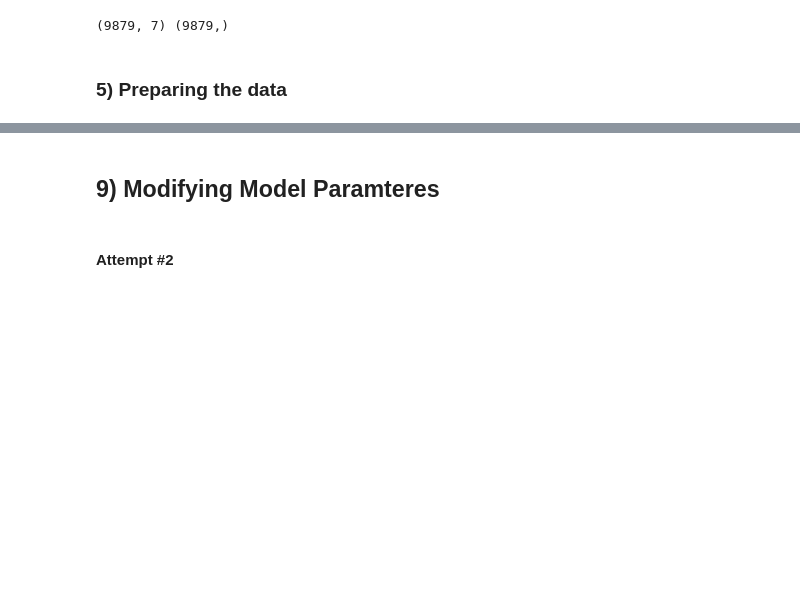
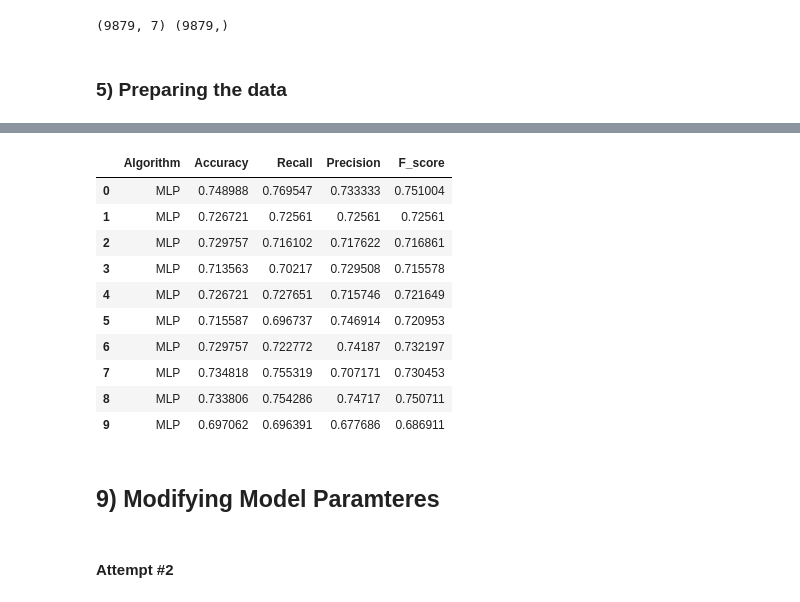
Before and after one commit to Asabe041/devoir1CSI4506, a Jupyter notebook: LeagueOfLegendsMLNoteBook.ipynb, the cells around one changed output, grey strips where cells are left out. Saved outputs shown, nothing was run; the diff lists cells and outputs as text; code cells hidden in the pictures; blank space fills up the shorter version.

```diff
--- a/LeagueOfLegendsMLNoteBook.ipynb
+++ b/LeagueOfLegendsMLNoteBook.ipynb
@@ -600,3 +598,17 @@ models
+# %%
+modelsMLP
+# %% [output]
+|  | Algorithm | Accuracy | Recall | Precision | F_score |
+| 0 | MLP | 0.748988 | 0.769547 | 0.733333 | 0.751004 |
+| 1 | MLP | 0.726721 | 0.72561 | 0.72561 | 0.72561 |
+| 2 | MLP | 0.729757 | 0.716102 | 0.717622 | 0.716861 |
+| 3 | MLP | 0.713563 | 0.70217 | 0.729508 | 0.715578 |
+| 4 | MLP | 0.726721 | 0.727651 | 0.715746 | 0.721649 |
+| 5 | MLP | 0.715587 | 0.696737 | 0.746914 | 0.720953 |
+| 6 | MLP | 0.729757 | 0.722772 | 0.74187 | 0.732197 |
+| 7 | MLP | 0.734818 | 0.755319 | 0.707171 | 0.730453 |
+| 8 | MLP | 0.733806 | 0.754286 | 0.74717 | 0.750711 |
+| 9 | MLP | 0.697062 | 0.696391 | 0.677686 | 0.686911 |
 # %% [markdown]
 ## 9) Modifying Model Paramteres
 # %% [markdown]
```
Also changed, not shown: parts of 34 cells of this notebook.
